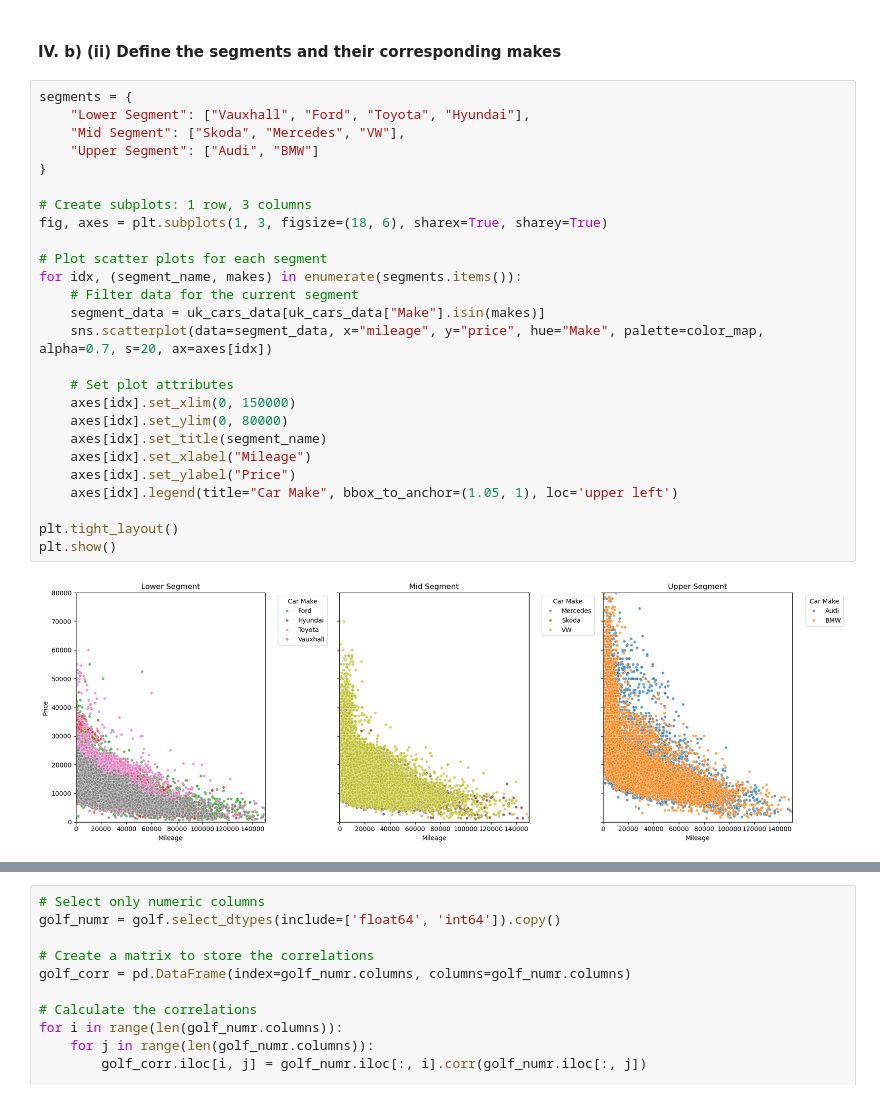
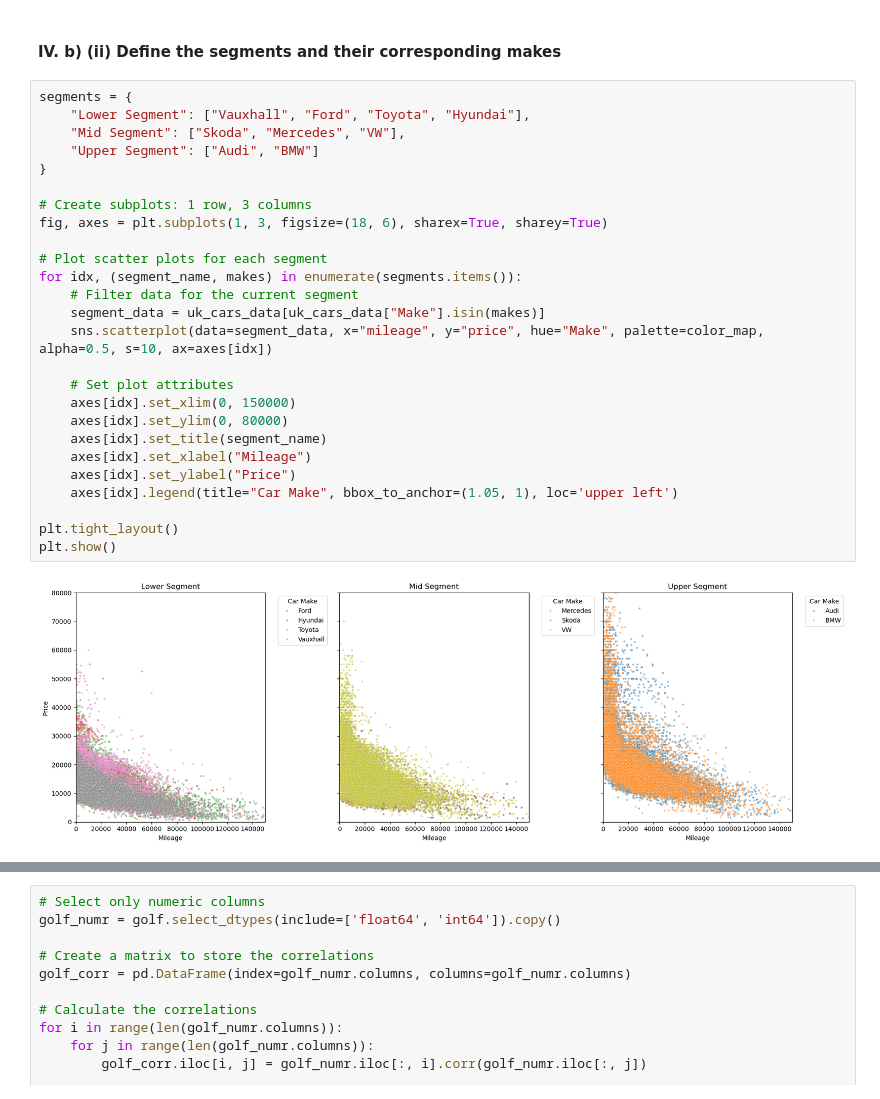
Before and after one commit to pholmes116/UK-used-car-prices-public, a Jupyter notebook: UK_car_rental.ipynb, the cells around one changed output, grey strips where cells are left out. Saved outputs shown, nothing was run; the diff lists cells and outputs as text.

```diff
--- a/UK_car_rental.ipynb
+++ b/UK_car_rental.ipynb
@@ -811,28 +809,28 @@ plt.show()
 # %%
 segments = {
     "Lower Segment": ["Vauxhall", "Ford", "Toyota", "Hyundai"],
     "Mid Segment": ["Skoda", "Mercedes", "VW"],
     "Upper Segment": ["Audi", "BMW"]
 }
 
 # Create subplots: 1 row, 3 columns
 fig, axes = plt.subplots(1, 3, figsize=(18, 6), sharex=True, sharey=True)
 
 # Plot scatter plots for each segment
 for idx, (segment_name, makes) in enumerate(segments.items()):
     # Filter data for the current segment
     segment_data = uk_cars_data[uk_cars_data["Make"].isin(makes)]
-    sns.scatterplot(data=segment_data, x="mileage", y="price", hue="Make", palette=color_map, alpha=0.7, s=20, ax=axes[idx])
+    sns.scatterplot(data=segment_data, x="mileage", y="price", hue="Make", palette=color_map, alpha=0.5, s=10, ax=axes[idx])
 
     # Set plot attributes
     axes[idx].set_xlim(0, 150000)
     axes[idx].set_ylim(0, 80000)
     axes[idx].set_title(segment_name)
     axes[idx].set_xlabel("Mileage")
     axes[idx].set_ylabel("Price")
     axes[idx].legend(title="Car Make", bbox_to_anchor=(1.05, 1), loc='upper left')
 
 plt.tight_layout()
 plt.show()
 # %% [output]
-[figure, old version]
+[figure, new version]
```
Also changed, not shown: parts of 13 cells of this notebook.
